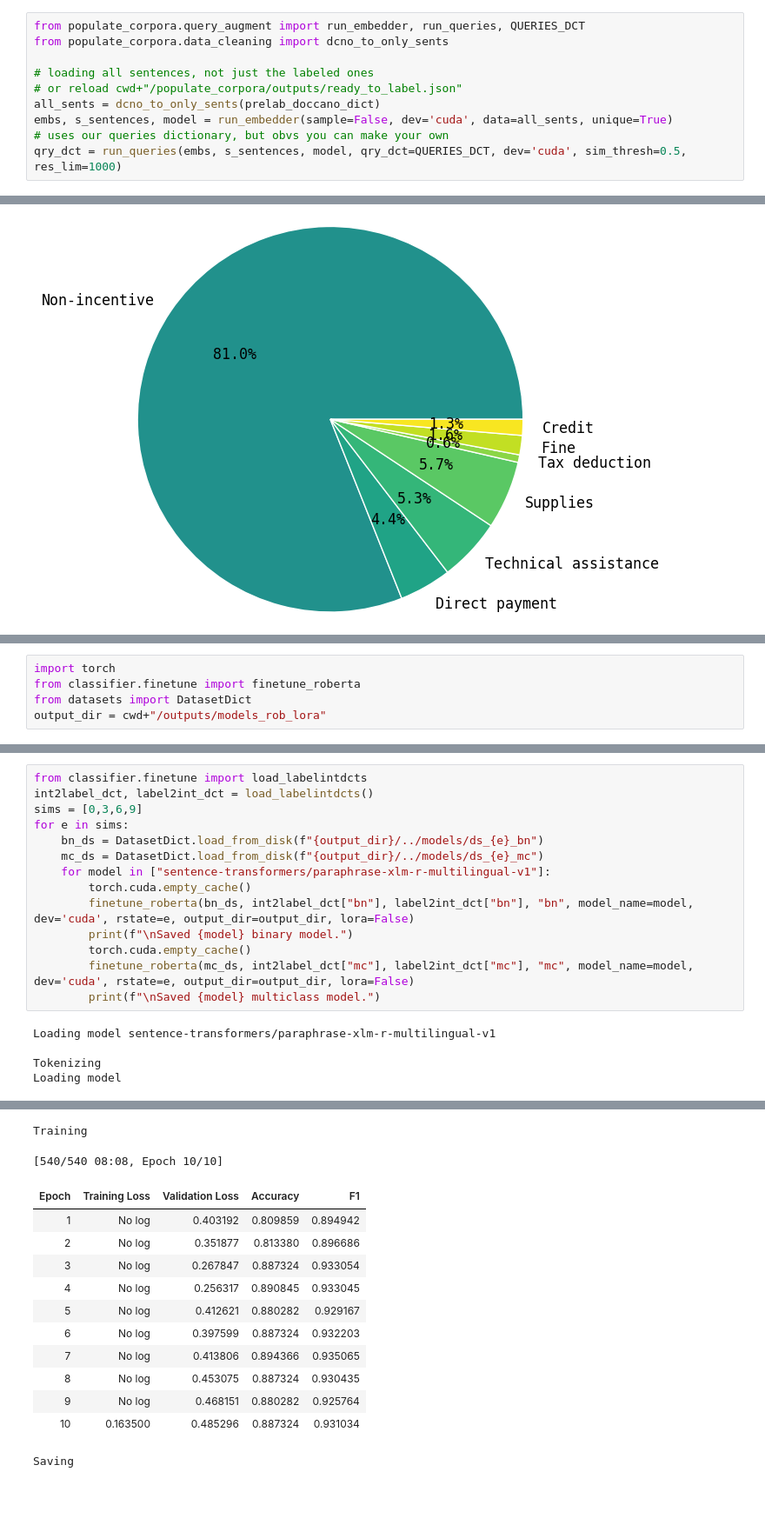
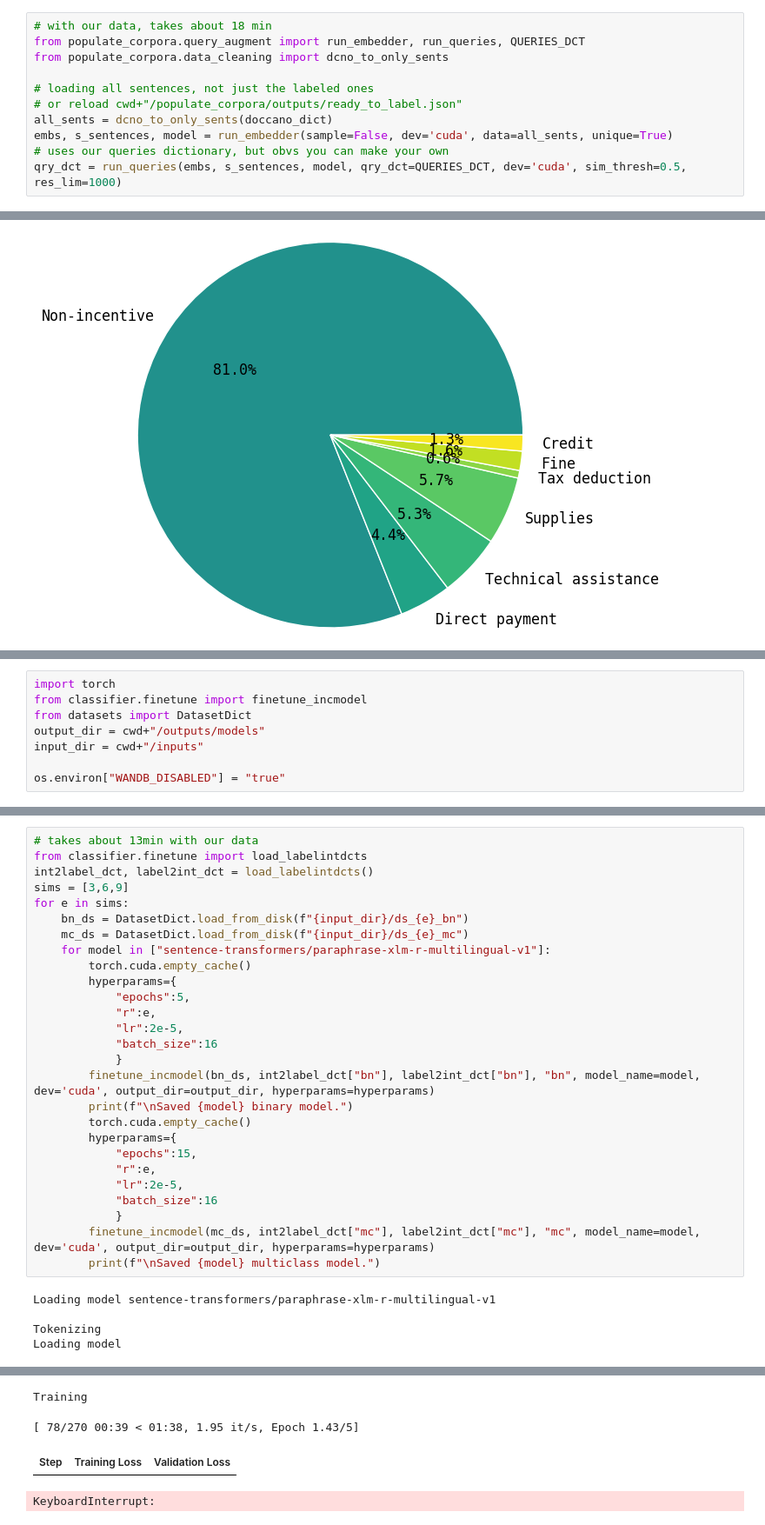
Before and after one commit to mawaskow/policy-classifier, a Jupyter notebook: workflow.ipynb, the cells around one changed output, grey strips where cells are left out. Shown: that part at 87% size. Saved outputs shown, nothing was run; the diff lists cells and outputs as text; blank space fills up the shorter version.

```diff
--- a/workflow.ipynb
+++ b/workflow.ipynb
@@ -62,10 +88,11 @@ FileNotFoundError: [Errno 2] No such file or directory: 'c:\\Users\\allie\\Docum
 # %%
+# with our data, takes about 18 min
 from populate_corpora.query_augment import run_embedder, run_queries, QUERIES_DCT
 from populate_corpora.data_cleaning import dcno_to_only_sents
 
 # loading all sentences, not just the labeled ones
 # or reload cwd+"/populate_corpora/outputs/ready_to_label.json"
-all_sents = dcno_to_only_sents(prelab_doccano_dict)
+all_sents = dcno_to_only_sents(doccano_dict)
 embs, s_sentences, model = run_embedder(sample=False, dev='cuda', data=all_sents, unique=True)
 # uses our queries dictionary, but obvs you can make your own
 qry_dct = run_queries(embs, s_sentences, model, qry_dct=QUERIES_DCT, dev='cuda', sim_thresh=0.5, res_lim=1000)
@@ -282,5 +320,8 @@ Saved ds_9_mc
 # %%
 import torch
-from classifier.finetune import finetune_roberta
+from classifier.finetune import finetune_incmodel
 from datasets import DatasetDict
-output_dir = cwd+"/outputs/models_rob_lora"
+output_dir = cwd+"/outputs/models"
+input_dir = cwd+"/inputs"
+
+os.environ["WANDB_DISABLED"] = "true"
@@ -289,16 +330,29 @@ We will run our finetuning, training the whole model.
 # %%
+# takes about 13min with our data
 from classifier.finetune import load_labelintdcts
 int2label_dct, label2int_dct = load_labelintdcts()
-sims = [0,3,6,9]
+sims = [3,6,9]
 for e in sims:
-    bn_ds = DatasetDict.load_from_disk(f"{output_dir}/../models/ds_{e}_bn")
-    mc_ds = DatasetDict.load_from_disk(f"{output_dir}/../models/ds_{e}_mc")
+    bn_ds = DatasetDict.load_from_disk(f"{input_dir}/ds_{e}_bn")
+    mc_ds = DatasetDict.load_from_disk(f"{input_dir}/ds_{e}_mc")
     for model in ["sentence-transformers/paraphrase-xlm-r-multilingual-v1"]:
         torch.cuda.empty_cache()
-        finetune_roberta(bn_ds, int2label_dct["bn"], label2int_dct["bn"], "bn", model_name=model, dev='cuda', rstate=e, output_dir=output_dir, lora=False)
+        hyperparams={
+            "epochs":5,
+            "r":e,
+            "lr":2e-5,
+            "batch_size":16
+            }
+        finetune_incmodel(bn_ds, int2label_dct["bn"], label2int_dct["bn"], "bn", model_name=model, dev='cuda', output_dir=output_dir, hyperparams=hyperparams)
         print(f"\nSaved {model} binary model.")
         torch.cuda.empty_cache()
-        finetune_roberta(mc_ds, int2label_dct["mc"], label2int_dct["mc"], "mc", model_name=model, dev='cuda', rstate=e, output_dir=output_dir, lora=False)
+        hyperparams={
+            "epochs":15,
+            "r":e,
+            "lr":2e-5,
+            "batch_size":16
+            }
+        finetune_incmodel(mc_ds, int2label_dct["mc"], label2int_dct["mc"], "mc", model_name=model, dev='cuda', output_dir=output_dir, hyperparams=hyperparams)
         print(f"\nSaved {model} multiclass model.")
 # %% [output]
 Loading model sentence-transformers/paraphrase-xlm-r-multilingual-v1
@@ -310,14 +365,4 @@ You should probably TRAIN this model on a down-stream task to be able to use it
 Training
-[540/540 08:08, Epoch 10/10]
+[ 78/270 00:39 < 01:38, 1.95 it/s, Epoch 1.43/5]
-| Epoch | Training Loss | Validation Loss | Accuracy | F1 |
-| 1 | No log | 0.403192 | 0.809859 | 0.894942 |
-| 2 | No log | 0.351877 | 0.813380 | 0.896686 |
-| 3 | No log | 0.267847 | 0.887324 | 0.933054 |
-| 4 | No log | 0.256317 | 0.890845 | 0.933045 |
-| 5 | No log | 0.412621 | 0.880282 | 0.929167 |
-| 6 | No log | 0.397599 | 0.887324 | 0.932203 |
-| 7 | No log | 0.413806 | 0.894366 | 0.935065 |
-| 8 | No log | 0.453075 | 0.887324 | 0.930435 |
-| 9 | No log | 0.468151 | 0.880282 | 0.925764 |
-| 10 | 0.163500 | 0.485296 | 0.887324 | 0.931034 |
+| Step | Training Loss | Validation Loss |
-Saving
+KeyboardInterrupt:
```
Also changed, not shown: parts of 27 cells of this notebook, 9 other files.
